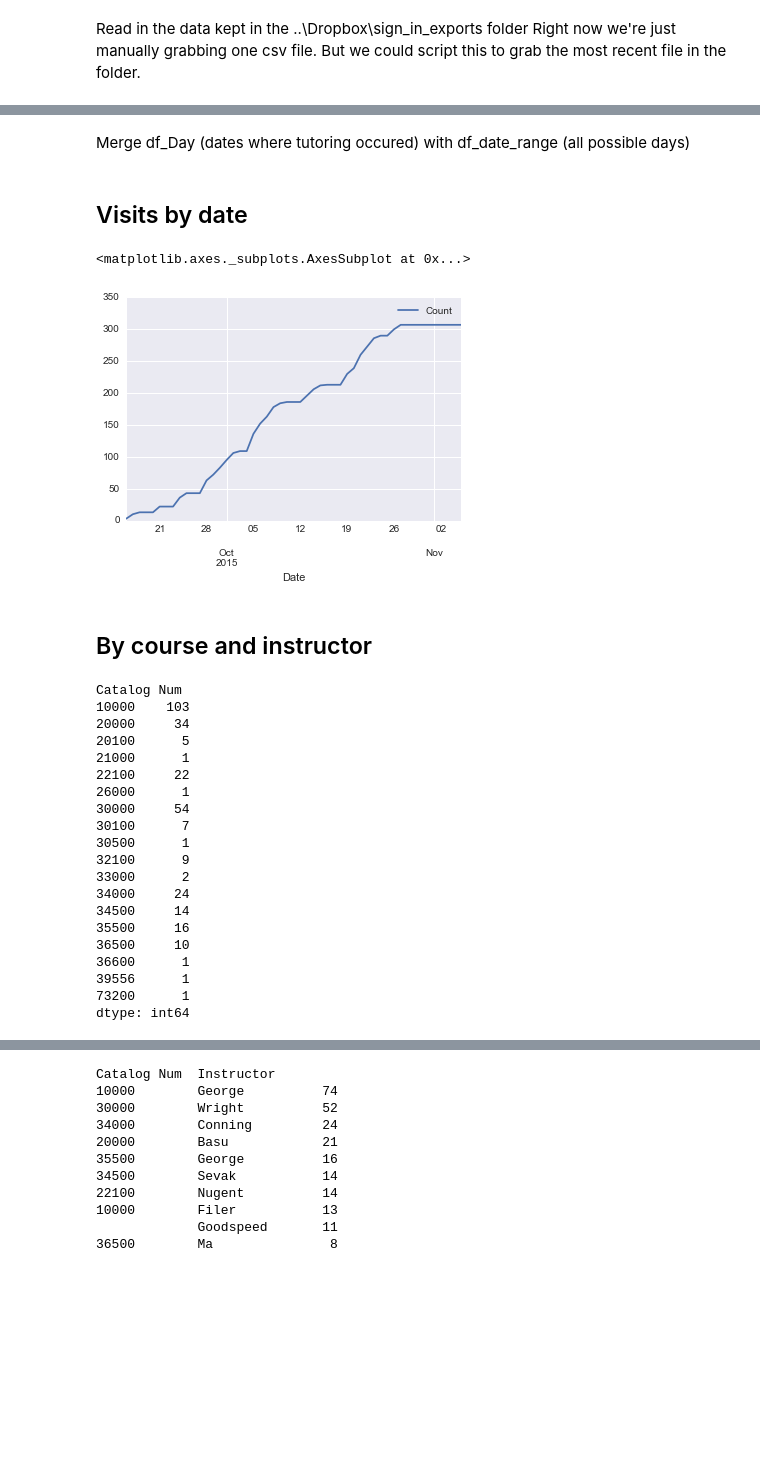
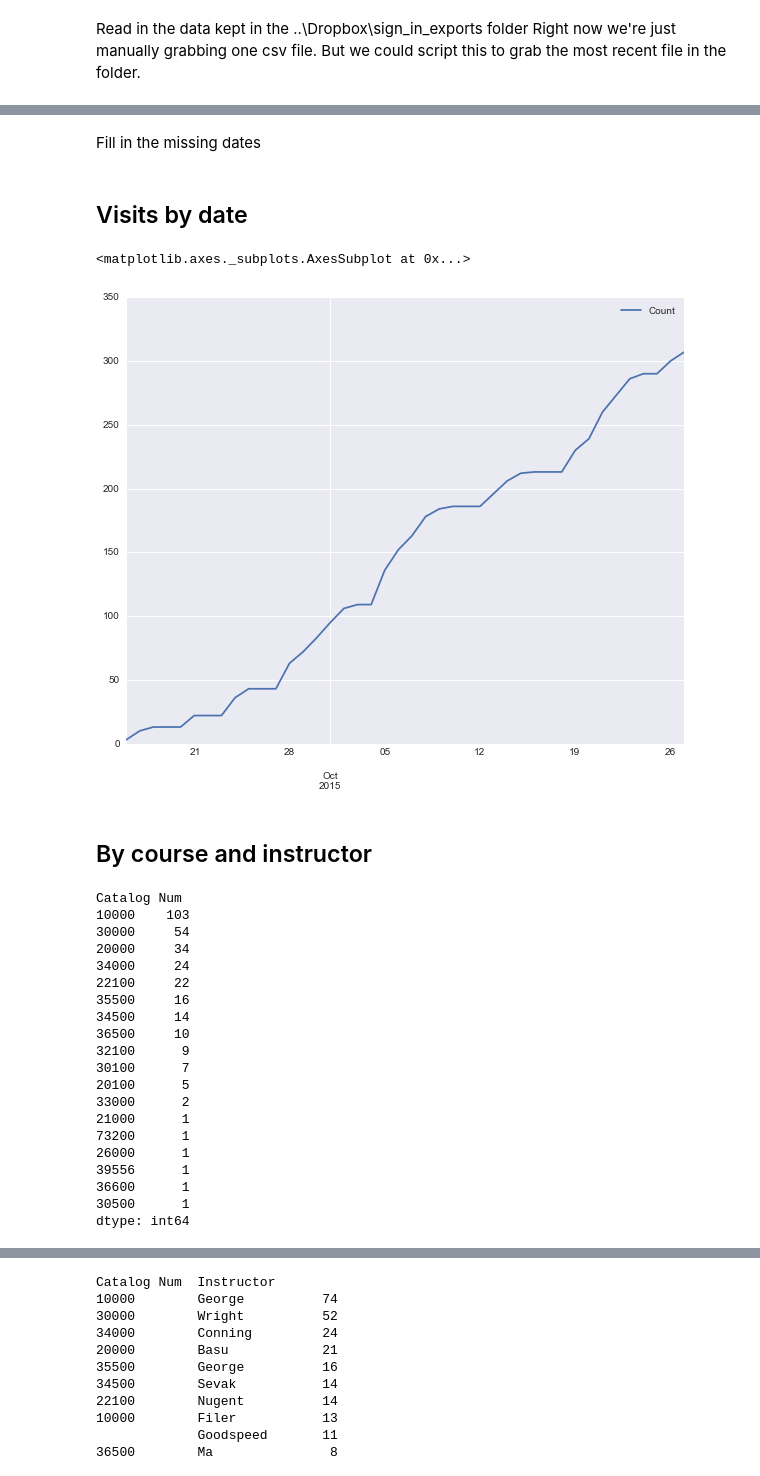
Before and after one commit to ilevcovitz/econ_tutoring_sign_in, a Jupyter notebook: analyze/TutorAnalysis.ipynb, the cells around one changed output, grey strips where cells are left out. Cells and saved outputs as stored; diff of their text form; code cells hidden in the pictures; blank space fills up the shorter version.

```diff
--- a/analyze/TutorAnalysis.ipynb
+++ b/analyze/TutorAnalysis.ipynb
@@ -25 +22,5 @@ df['dayofweek']= [weekmask[date.dayofweek] for date in df.index]
+# %%
+weekmask =['MON', 'TUE', 'WED', 'THU', 'FRI', 'SAT', 'SUN']
+df['day']= [weekmask[date.dayofweek] for date in df.index]
+df['hour']= [date.hour for date in df.index]
 # %% [markdown]
@@ -76,5 +59,3 @@ Once we have that dictionary we can use counts and other methods.
 # %%
-byDay = df.groupby('Date')
-day_count = byDay.size()
-
-df_Day = pd.DataFrame({'Date' : pd.to_datetime(day_count.index), 'Count': day_count})
+day_count = df.groupby('Date').size()
+df_Day = pd.DataFrame({'Count': day_count})
@@ -86,43 +62,40 @@ df_date_range = pd.DataFrame({'Date' : date_range})
-# %% [markdown]
-Merge df_Day (dates where tutoring occured) with df_date_range (all possible days)
-# %%
-merged = pd.merge(df_Day2, df_date_range, left_on="Date", right_on="Date", how="outer").sort_values('Date')
-merged['Count'].fillna(0, inplace=True)
-merged.index = merged['Date']
-merged.drop('Date', axis=1, inplace=True)
-
-df_Day = merged
+# %% [markdown]
+Fill in the missing dates
+# %%
+idx = pd.date_range(df_Day.index.min(), df_Day.index.max())
+df_Day.index = pd.DatetimeIndex(df_Day.index)
+df_day = df_Day.reindex(idx,fill_value=0)
 # %% [markdown]
 ## Visits by date
 # %%
-df_Day.cumsum().plot()
+df_day.cumsum().plot()
 # %% [output]
 <matplotlib.axes._subplots.AxesSubplot at 0x...>
-[figure, old version]
+[figure, new version]
 # %% [markdown]
 ## By course and instructor
 # %%
 byCourse = df.groupby(['Catalog Num'])
-df_Course = byCourse.size()
+df_Course = byCourse.size().sort_values(ascending=False)
 df_Course
 # %% [output]
 Catalog Num
 10000    103
+30000     54
 20000     34
+34000     24
+22100     22
+35500     16
+34500     14
+36500     10
+32100      9
+30100      7
 20100      5
+33000      2
 21000      1
-22100     22
+73200      1
 26000      1
-30000     54
-30100      7
+39556      1
+36600      1
 30500      1
-32100      9
-33000      2
-34000     24
-34500     14
-35500     16
-36500     10
-36600      1
-39556      1
-73200      1
 dtype: int64
```
Also changed, not shown: parts of 25 cells of this notebook.
